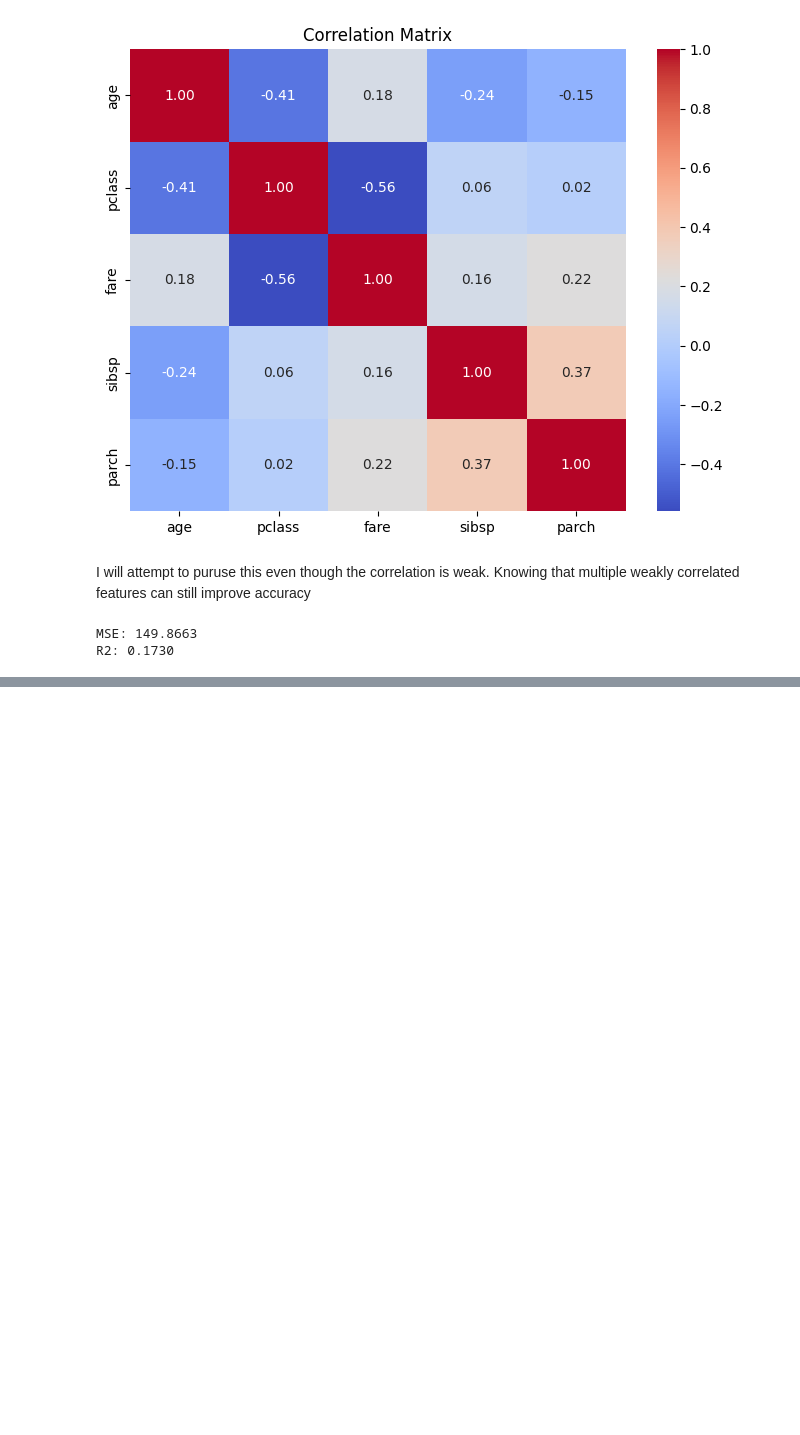
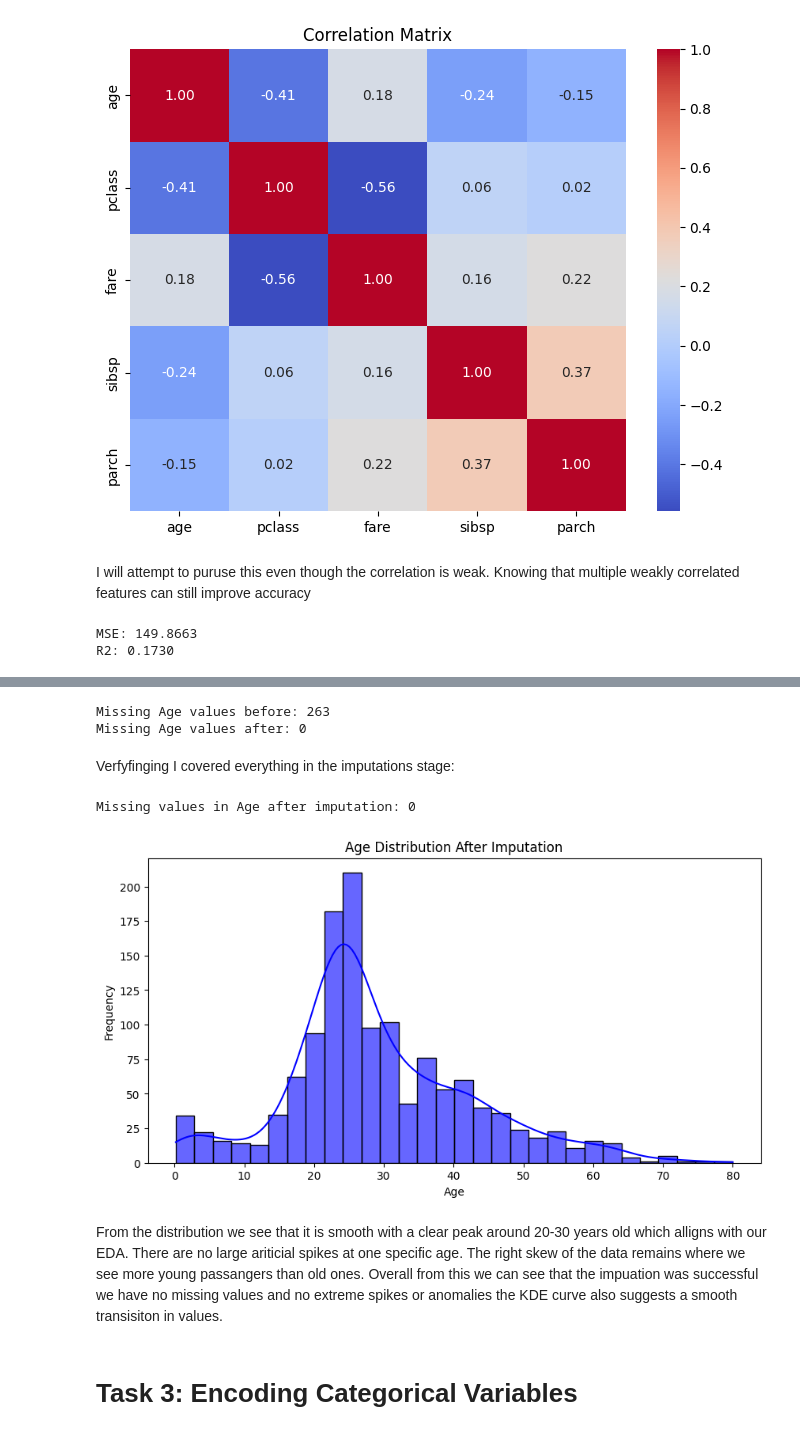
Before and after one commit to lucaskvz/AI-MACHINE-LEARNING-FOUNDATIONS, a Jupyter notebook: assignment_1_Lucas_Van_Zyl.ipynb, the cells around one changed output, grey strips where cells are left out. Cells and saved outputs as stored; diff of their text form; code cells hidden in the pictures; blank space fills up the shorter version.

```diff
--- a/assignment_1_Lucas_Van_Zyl.ipynb
+++ b/assignment_1_Lucas_Van_Zyl.ipynb
@@ -393,0 +438,31 @@ dfEncoded['sex'] = dfEncoded['sex'].map({'male': 0, 'female': 1})
+# %%
+# checking missing values in Age before imputation
+print("Missing Age values before:", df['age'].isnull().sum())
+
+#Grouped Median Imputation
+df['age'] = df.groupby(['pclass', 'sex'])['age'].transform(lambda x: x.fillna(x.median()))
+
+# Check missing values after imputation
+print("Missing Age values after:", df['age'].isnull().sum())
+# %% [output]
+Missing Age values before: 263
+Missing Age values after: 0
+# %% [markdown]
+Verfyfinging I covered everything in the imputations stage:
+# %%
+print("Missing values in Age after imputation:", df['age'].isnull().sum())
+# %% [output]
+Missing values in Age after imputation: 0
+# %%
+plt.figure(figsize=(10,5))
+sns.histplot(df['age'], bins=30, kde=True, color='blue', alpha=0.6)
+plt.title("Age Distribution After Imputation")
+plt.xlabel("Age")
+plt.ylabel("Frequency")
+plt.show()
+# %% [output]
+[figure, added]
+# %% [markdown]
+From the distribution we see that it is smooth with a clear peak around 20-30 years old which alligns with our EDA. There are no large ariticial spikes at one specific age. The right skew of the data remains where we see more young passangers than old ones. Overall from this we can see that the impuation was successful we have no missing values and no extreme spikes or anomalies the KDE curve also suggests a smooth transisiton in values.
+# %% [markdown]
+# Task 3: Encoding Categorical Variables
```
Also changed, not shown: parts of 24 cells of this notebook.
